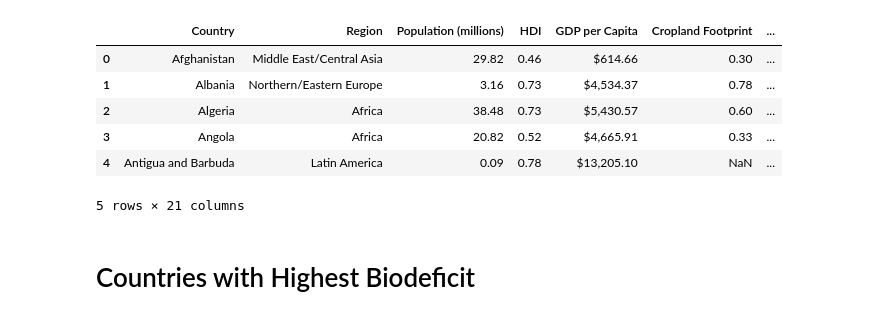
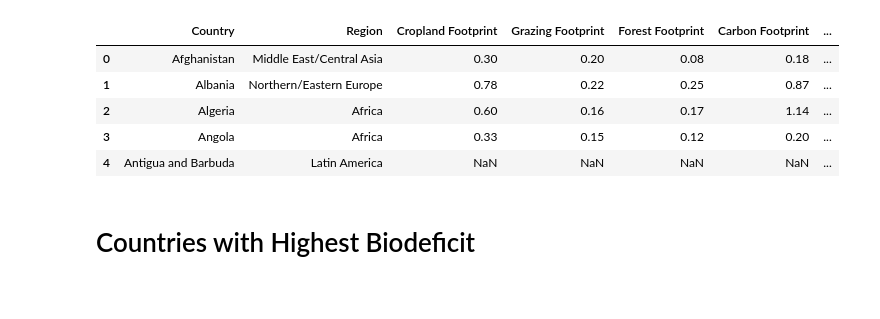
Before and after one commit to limbz-sami/Eco_footprint, a Jupyter notebook: footprint_v_biocapacity.ipynb, the cells around one changed output. Cells and saved outputs as stored; diff of their text form; code cells hidden in the pictures.

```diff
--- a/footprint_v_biocapacity.ipynb
+++ b/footprint_v_biocapacity.ipynb
@@ -1,21 +1,21 @@
 # %%
 # %run ./footprint_v_biocapacity.ipynb
 import pandas as pd
 
 filepath = "Resources/countries.csv"
 eco_csv = pd.read_csv(filepath, header=0)
 eco_csv.head()
 # eco_csv.set_index("Region")
-my_df = eco_csv
+
+my_df = pd.DataFrame(eco_csv.iloc[:,[0,1,5,6,7,8,9,10,11,12,13,14,15,16,17]])
 my_df.head()
 # %% [output]
-|  | Country | Region | Population (millions) | HDI | GDP per Capita | Cropland Footprint | ... |
-| 0 | Afghanistan | Middle East/Central Asia | 29.82 | 0.46 | $614.66 | 0.30 | ... |
-| 1 | Albania | Northern/Eastern Europe | 3.16 | 0.73 | $4,534.37 | 0.78 | ... |
-| 2 | Algeria | Africa | 38.48 | 0.73 | $5,430.57 | 0.60 | ... |
-| 3 | Angola | Africa | 20.82 | 0.52 | $4,665.91 | 0.33 | ... |
-| 4 | Antigua and Barbuda | Latin America | 0.09 | 0.78 | $13,205.10 | NaN | ... |
+|  | Country | Region | Cropland Footprint | Grazing Footprint | Forest Footprint | Carbon Footprint | ... |
+| 0 | Afghanistan | Middle East/Central Asia | 0.30 | 0.20 | 0.08 | 0.18 | ... |
+| 1 | Albania | Northern/Eastern Europe | 0.78 | 0.22 | 0.25 | 0.87 | ... |
+| 2 | Algeria | Africa | 0.60 | 0.16 | 0.17 | 1.14 | ... |
+| 3 | Angola | Africa | 0.33 | 0.15 | 0.12 | 0.20 | ... |
+| 4 | Antigua and Barbuda | Latin America | NaN | NaN | NaN | NaN | ... |
-5 rows × 21 columns
 # %% [markdown]
 # Countries with Highest Biodeficit
 # %%
```
Also changed, not shown: parts of 6 cells of this notebook.
